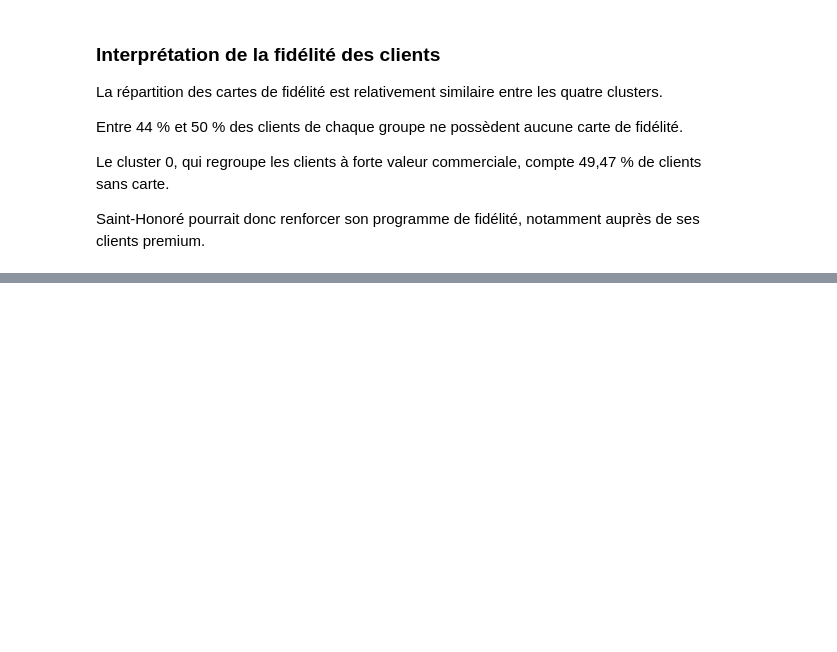
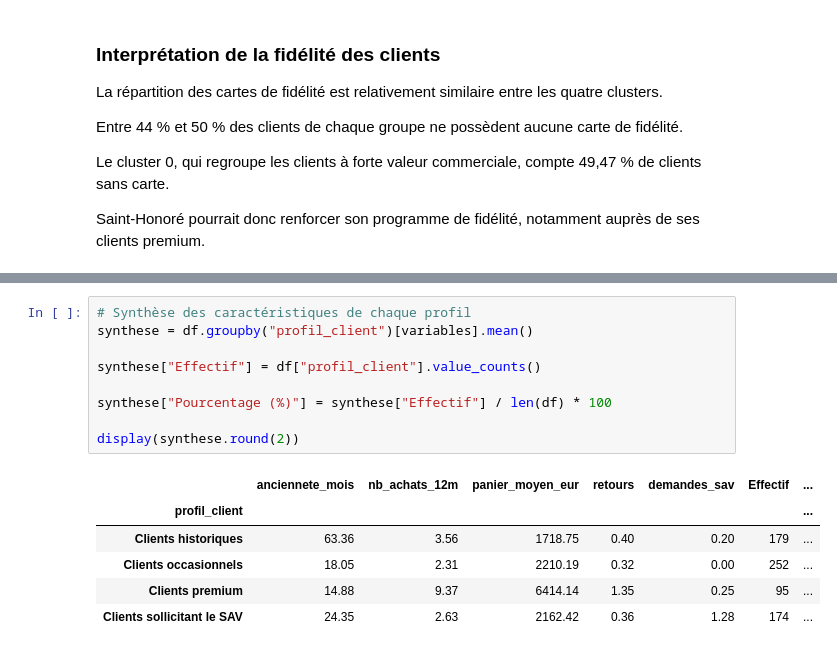
Before and after one commit to Youcef501/datamining-saint-honore, a Jupyter notebook: notebooks/07_08_analyse.ipynb, the cells around one changed output, grey strips where cells are left out. Drawn from its saved outputs; the diff is of its cells as text; blank space fills up the shorter version.

```diff
--- a/notebooks/07_08_analyse.ipynb
+++ b/notebooks/07_08_analyse.ipynb
@@ -292,0 +314,16 @@ de fidélité, notamment auprès de ses clients premium.
+# %%
+# Synthèse des caractéristiques de chaque profil
+synthese = df.groupby("profil_client")[variables].mean()
+
+synthese["Effectif"] = df["profil_client"].value_counts()
+
+synthese["Pourcentage (%)"] = synthese["Effectif"] / len(df) * 100
+
+display(synthese.round(2))
+# %% [output]
+|  | anciennete_mois | nb_achats_12m | panier_moyen_eur | retours | demandes_sav | Effectif | ... |
+| profil_client |  |  |  |  |  |  | ... |
+| Clients historiques | 63.36 | 3.56 | 1718.75 | 0.40 | 0.20 | 179 | ... |
+| Clients occasionnels | 18.05 | 2.31 | 2210.19 | 0.32 | 0.00 | 252 | ... |
+| Clients premium | 14.88 | 9.37 | 6414.14 | 1.35 | 0.25 | 95 | ... |
+| Clients sollicitant le SAV | 24.35 | 2.63 | 2162.42 | 0.36 | 1.28 | 174 | ... |
```
Also changed, not shown: parts of 6 cells of this notebook.
